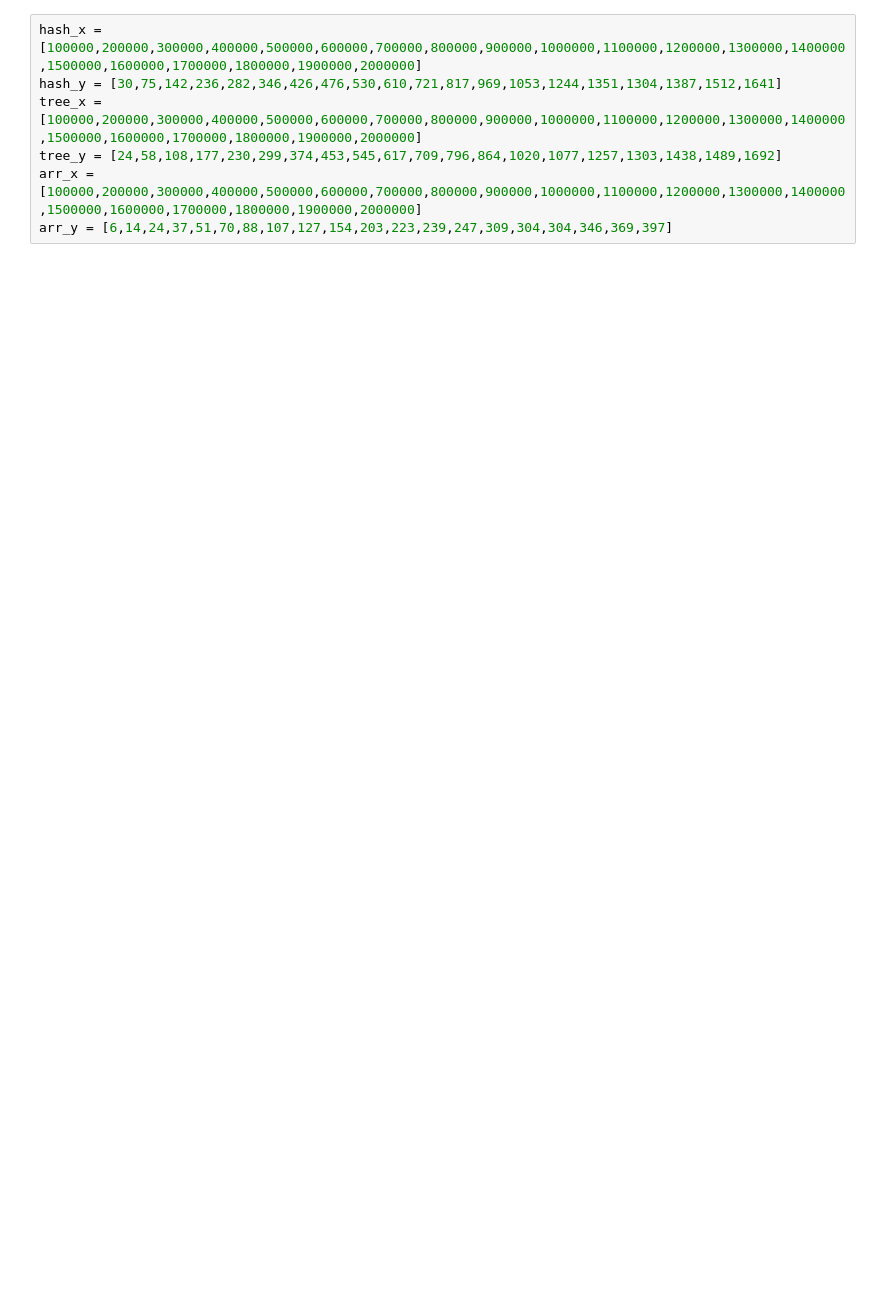
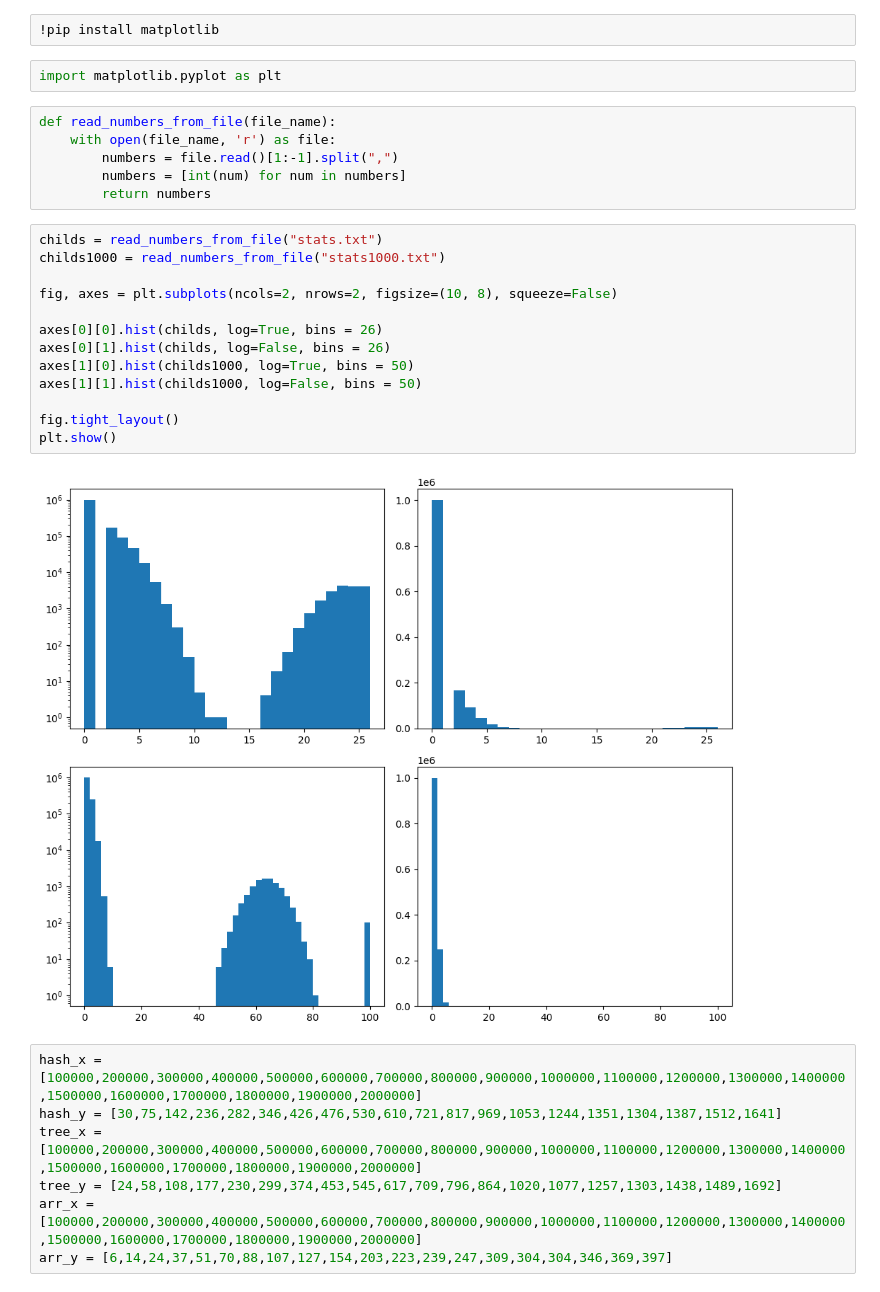
Before and after one commit to davidokk/course-work4, a Jupyter notebook: graphics/graphics.ipynb, the cells around one changed output. Cells and saved outputs as stored; diff of their text form; blank space fills up the shorter version.

```diff
--- a/graphics.ipynb
+++ b/graphics/graphics.ipynb
@@ -1,3 +1,28 @@
+# %%
+!pip install matplotlib
+# %%
+import matplotlib.pyplot as plt
+# %%
+def read_numbers_from_file(file_name):
+    with open(file_name, 'r') as file:
+        numbers = file.read()[1:-1].split(",")
+        numbers = [int(num) for num in numbers]
+        return numbers
+# %%
+childs = read_numbers_from_file("stats.txt")
+childs1000 = read_numbers_from_file("stats1000.txt")
+
+fig, axes = plt.subplots(ncols=2, nrows=2, figsize=(10, 8), squeeze=False)
+
+axes[0][0].hist(childs, log=True, bins = 26)
+axes[0][1].hist(childs, log=False, bins = 26)
+axes[1][0].hist(childs1000, log=True, bins = 50)
+axes[1][1].hist(childs1000, log=False, bins = 50)
+
+fig.tight_layout()
+plt.show()
+# %% [output]
+[figure, added]
 # %%
 hash_x = [100000,200000,300000,400000,500000,600000,700000,800000,900000,1000000,1100000,1200000,1300000,1400000,1500000,1600000,1700000,1800000,1900000,2000000]
 hash_y = [30,75,142,236,282,346,426,476,530,610,721,817,969,1053,1244,1351,1304,1387,1512,1641]
```
Also changed, not shown: parts of 1 cell of this notebook, 12 other files.
